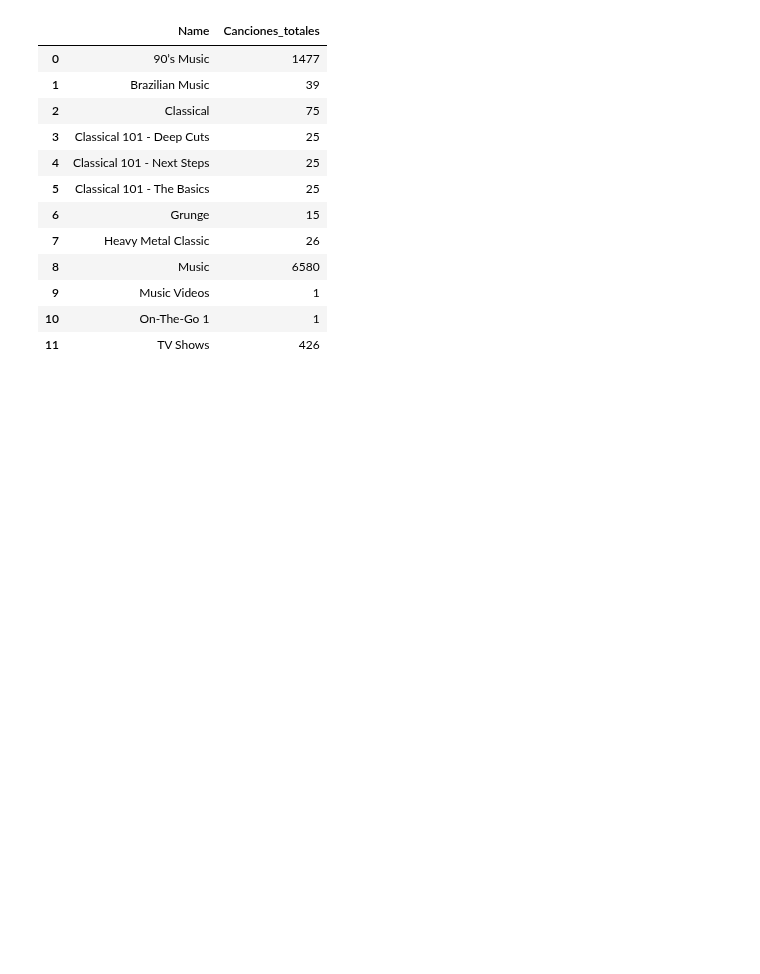
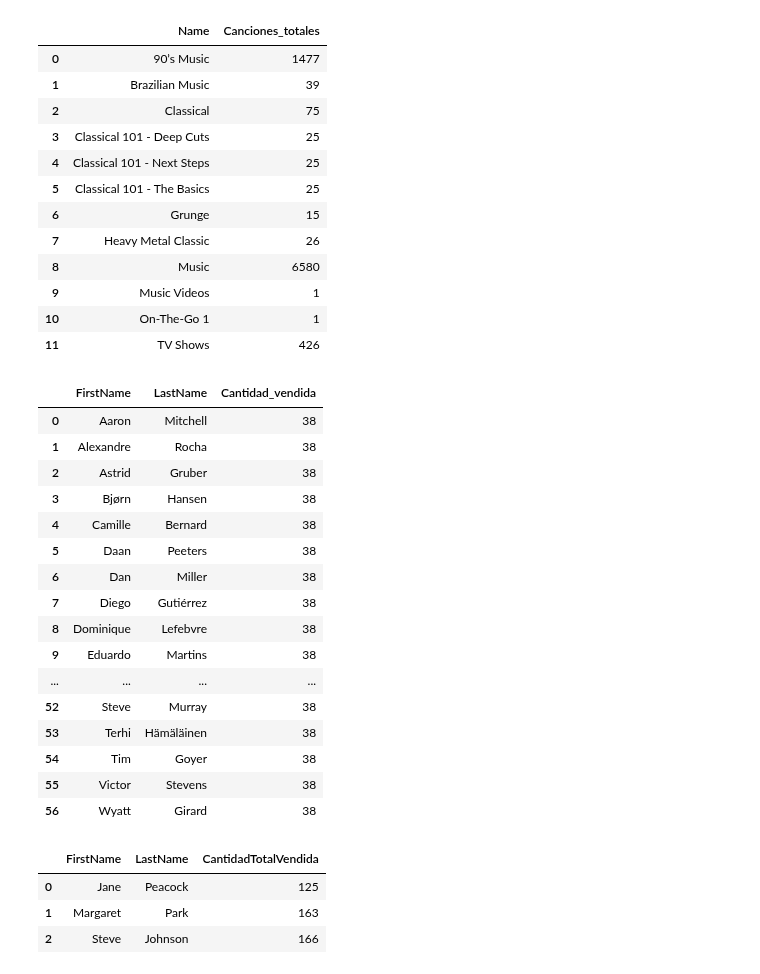
Before and after one commit to InigoLopez1999/2503_dsft_thebridge_inigolopez, a Jupyter notebook: 2-Data_Analysis/8-BBDD/SQL/Practica/1-Chinook/Ejercicio_Practico_SQL_Inigo_Lopez.ipynb, the cells around one changed output. Drawn from its saved outputs; the diff is of its cells as text; code cells hidden in the pictures; blank space fills up the shorter version.

```diff
--- a/2-Data_Analysis/8-BBDD/SQL/Practica/1-Chinook/Ejercicio_Practico_SQL_Inigo_Lopez.ipynb
+++ b/2-Data_Analysis/8-BBDD/SQL/Practica/1-Chinook/Ejercicio_Practico_SQL_Inigo_Lopez.ipynb
@@ -476,0 +479,31 @@ df
+# %%
+query = '''
+SELECT c.FirstName, c.LastName, COUNT (it.Quantity) AS Cantidad_vendida
+FROM customers as c
+INNER JOIN invoices as i
+ON c.CustomerId = i.CustomerId
+INNER JOIN invoice_items as it
+ON i.InvoiceId = it.InvoiceId
+GROUP BY c.FirstName
+'''
+
+df = sql_query(query)
+df
+# %% [output]
+|  | FirstName | LastName | Cantidad_vendida |
+| 0 | Aaron | Mitchell | 38 |
+| 1 | Alexandre | Rocha | 38 |
+| 2 | Astrid | Gruber | 38 |
+| 3 | Bjørn | Hansen | 38 |
+| 4 | Camille | Bernard | 38 |
+| 5 | Daan | Peeters | 38 |
+| 6 | Dan | Miller | 38 |
+| 7 | Diego | Gutiérrez | 38 |
+| 8 | Dominique | Lefebvre | 38 |
+| 9 | Eduardo | Martins | 38 |
+| ... | ... | ... | ... |
+| 52 | Steve | Murray | 38 |
+| 53 | Terhi | Hämäläinen | 38 |
+| 54 | Tim | Goyer | 38 |
+| 55 | Victor | Stevens | 38 |
+| 56 | Wyatt | Girard | 38 |
@@ -476,0 +512,21 @@ df
+# %%
+query = '''
+SELECT e.FirstName, e.LastName, SUM(it.Quantity) AS CantidadTotalVendida
+FROM employees AS e
+INNER JOIN customers AS c
+ON e.EmployeeId = c.SupportRepId
+INNER JOIN invoices AS i
+ON c.CustomerId = i.CustomerId
+INNER JOIN invoice_items AS it
+ON i.InvoiceId = it.InvoiceId
+WHERE e.Title = 'Sales Support Agent' AND strftime('%Y', i.InvoiceDate) = "2009"
+GROUP BY e.EmployeeId
+'''
+
+df = sql_query(query)
+df
+# %% [output]
+|  | FirstName | LastName | CantidadTotalVendida |
+| 0 | Jane | Peacock | 125 |
+| 1 | Margaret | Park | 163 |
+| 2 | Steve | Johnson | 166 |
```
Also changed, not shown: parts of 4 cells of this notebook.
